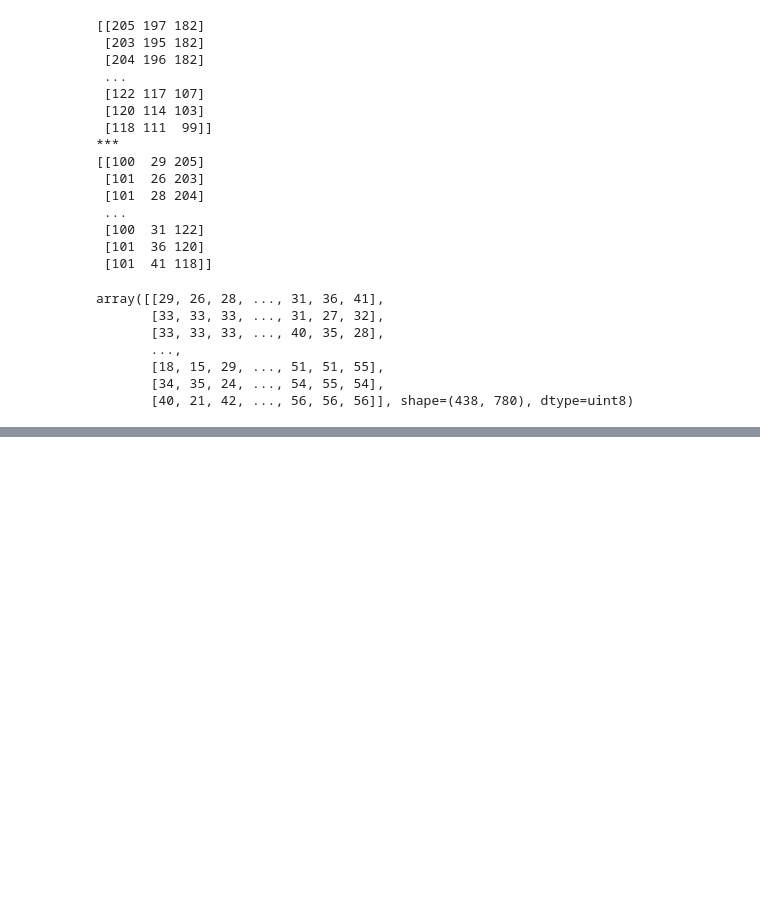
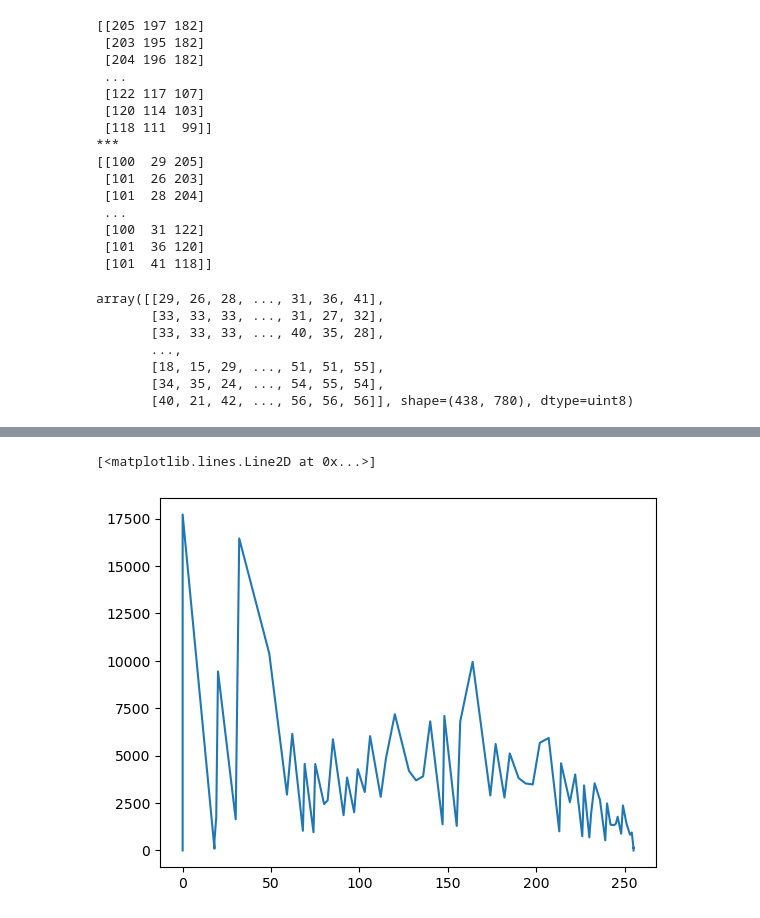
Before and after one commit to samitha278/EN3160-IPCV, a Jupyter notebook: EN3160 Assignment 1.ipynb, the cells around one changed output, grey strips where cells are left out. Drawn from its saved outputs; the diff is of its cells as text; code cells hidden in the pictures; blank space fills up the shorter version.

```diff
--- a/EN3160 Assignment 1.ipynb
+++ b/EN3160 Assignment 1.ipynb
@@ -509,0 +514,4 @@ plt.show()
+# %%
+im = cv.imread("a1images/shells.tif")
+im_gray = cv.cvtColor(im,cv.COLOR_BGR2GRAY)
+print(im_gray.dtype.itemsize) #if uint16 then 2
@@ -509,0 +520,21 @@ plt.show()
+# %%
+def hist_eq(im):
+
+    M,N = im.shape
+
+    L = 2** (im.dtype.itemsize * 8)
+
+    temp = ((L-1) / (M*N))
+
+    n = np.array([np.sum(im==r) for r in range(L)])
+
+    cdf_n =  np.array([np.sum(n[:i]) for i in range(L)])
+
+    s = temp *  cdf_n
+    s = np.clip(np.round(s),0,255).astype(np.uint8)
+
+    return s,n
+# %%
+s , n = hist_eq(im_gray)
+print(s)
+n
@@ -509,0 +574,5 @@ plt.show()
+# %%
+plt.plot(s,n)
+# %% [output]
+[<matplotlib.lines.Line2D at 0x...>]
+[figure, added]
```
Also changed, not shown: parts of 6 cells of this notebook.
